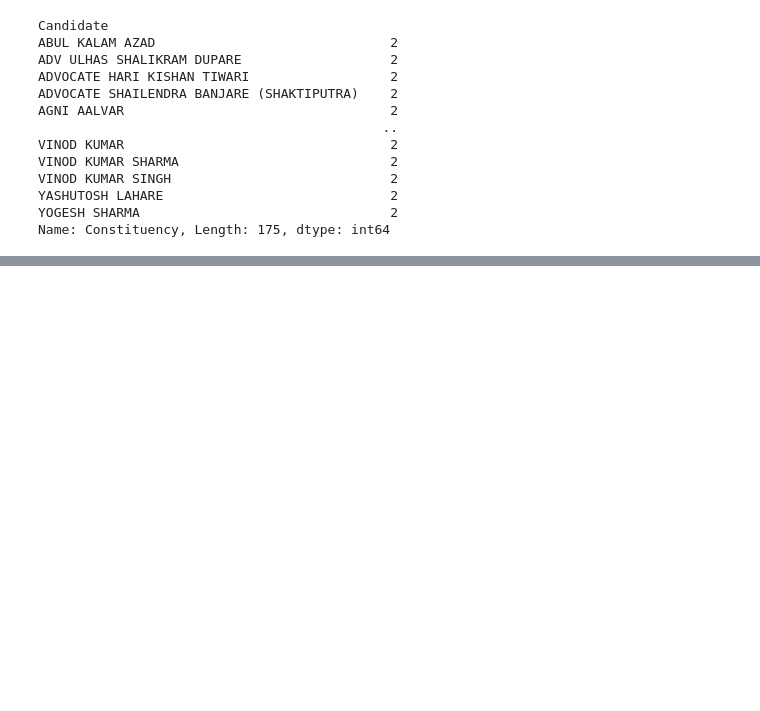
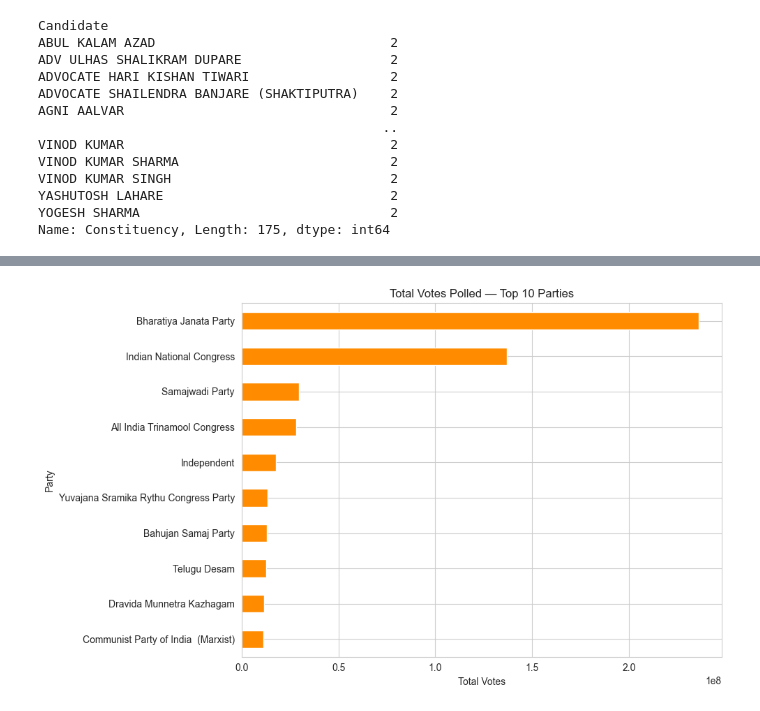
Before and after one commit to geershatisaxena/Election, a Jupyter notebook: res.ipynb, the cells around one changed output, grey strips where cells are left out. Saved outputs shown, nothing was run; the diff lists cells and outputs as text; code cells hidden in the pictures; blank space fills up the shorter version.

```diff
--- a/res.ipynb
+++ b/res.ipynb
@@ -984,0 +1095,9 @@ winners.nsmallest(10, "% of Votes")[["Candidate", "Constituency", "State", "Part
+# %%
+plt.figure(figsize=(10, 6))
+party_total_votes.head(10).plot(kind="barh", color="darkorange")
+plt.title("Total Votes Polled — Top 10 Parties")
+plt.xlabel("Total Votes")
+plt.gca().invert_yaxis()
+plt.tight_layout()
+# %% [output]
+[figure, added]
```
Also changed, not shown: parts of 16 cells of this notebook.
